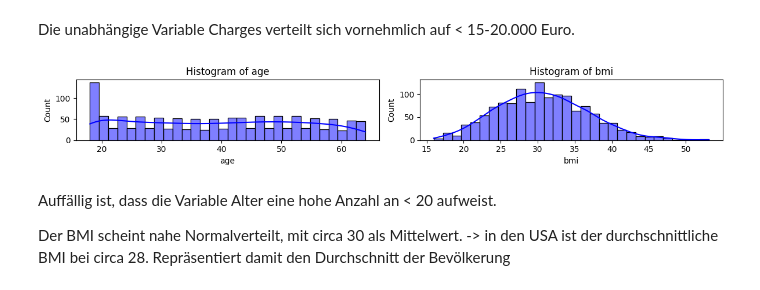
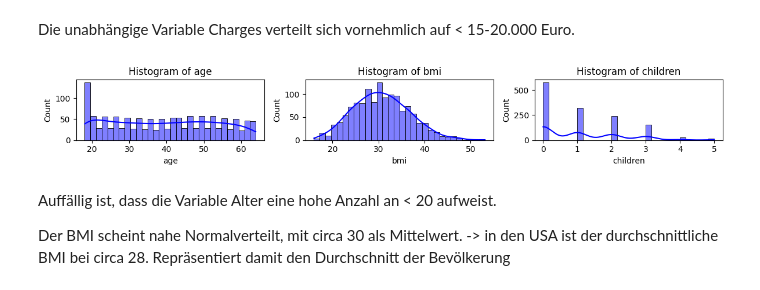
Before and after one commit to BrockherdeT/econometrics, a Jupyter notebook: shared_A2.ipynb, the cells around one changed output. Saved outputs shown, nothing was run; the diff lists cells and outputs as text; code cells hidden in the pictures.

```diff
--- a/shared_A2.ipynb
+++ b/shared_A2.ipynb
@@ -162,22 +166,27 @@ Die unabhängige Variable Charges verteilt sich vornehmlich auf < 15-20.000 Euro
 # %%
 # Scatter plot
 plt.figure(figsize=(12, 2))
 
 # Histogram for 'age'
-plt.subplot(1, 2, 1)
+plt.subplot(1, 3, 1)
 sns.histplot(data['age'], kde=True, color='blue', bins=30)
 plt.title('Histogram of age')
 
 # Histogram for 'bmi'
-plt.subplot(1, 2, 2)
+plt.subplot(1, 3, 2)
 sns.histplot(data['bmi'], kde=True, color='blue', bins=30)
 plt.title('Histogram of bmi')
+
+# Histogram for 'children'
+plt.subplot(1, 3, 3)
+sns.histplot(data['children'], kde=True, color='blue', bins=30)
+plt.title('Histogram of children')
 
 #plot
 plt.tight_layout()
 plt.show()
 # %% [output]
-[figure, old version]
+[figure, new version]
 # %% [markdown]
 Auffällig ist, dass die Variable Alter eine hohe Anzahl an < 20 aufweist.
 
```
Also changed, not shown: parts of 11 cells of this notebook.
